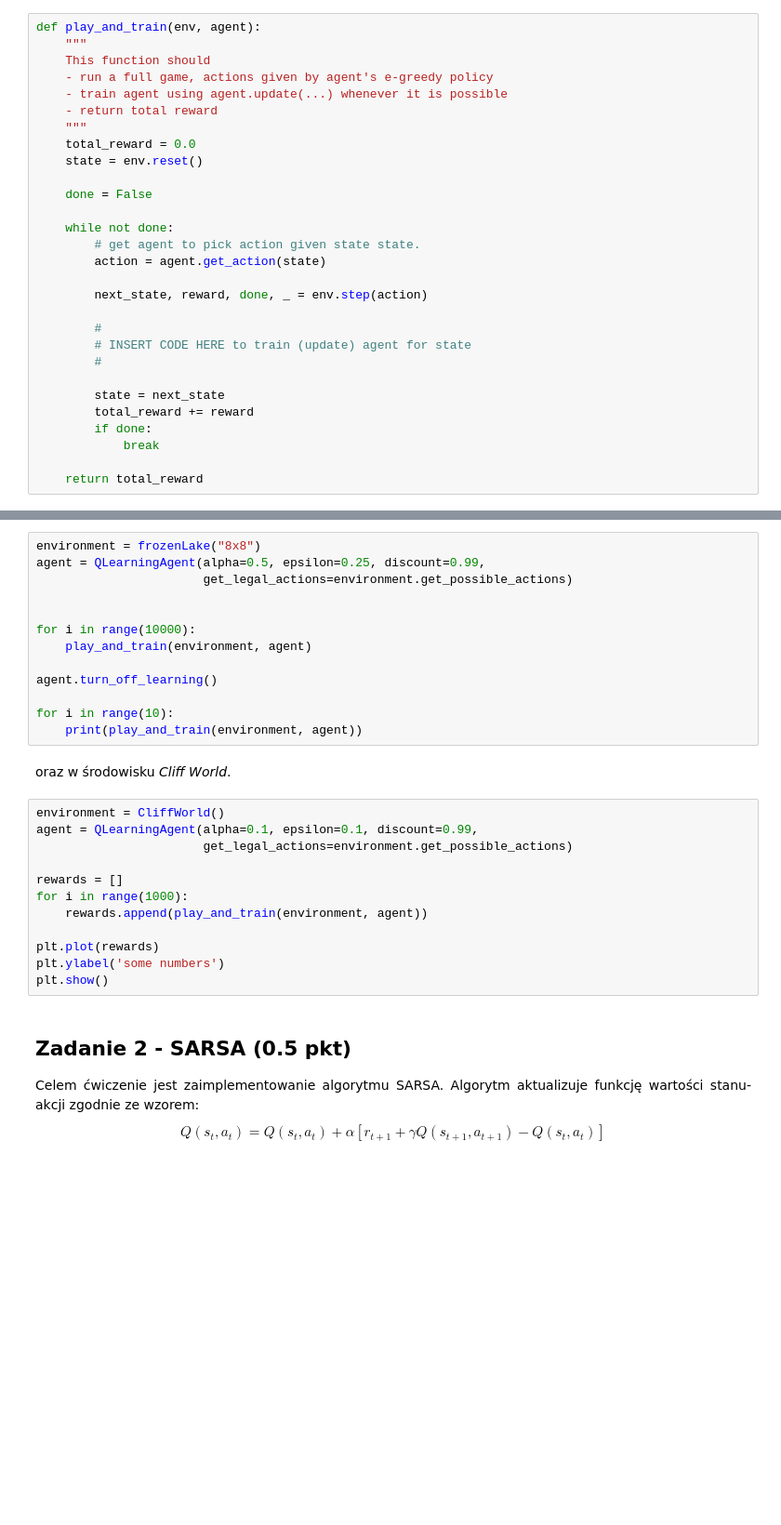
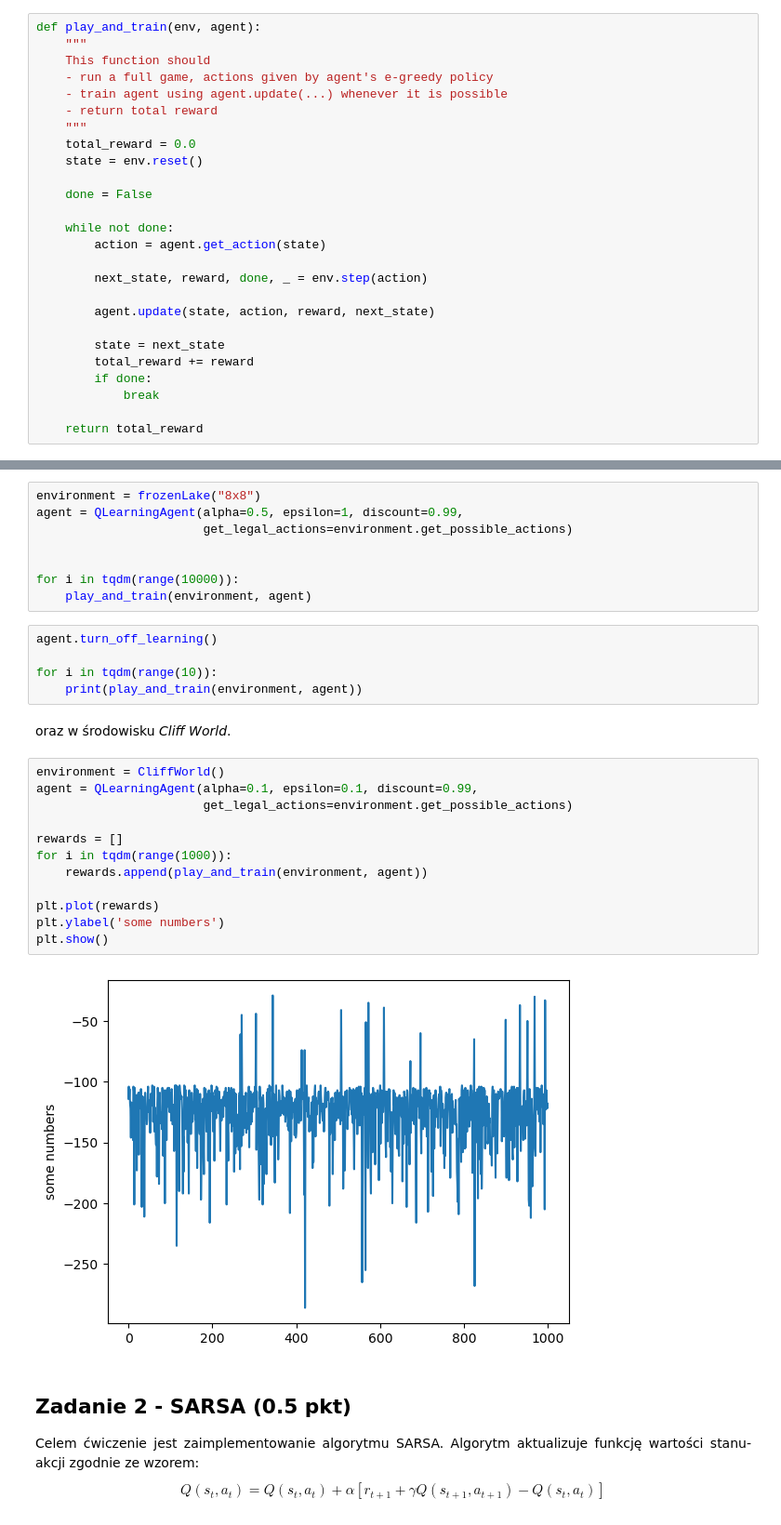
Before and after one commit to DonChaka/SIiUM2-UZW, a Jupyter notebook: Lab. 2.ipynb.ipynb, the cells around one changed output, grey strips where cells are left out. Shown at 93% size. Cells and saved outputs as stored; diff of their text form; blank space fills up the shorter version.

Commit message:
Fighting with Q-learning

```diff
--- a/Lab. 2.ipynb.ipynb
+++ b/Lab. 2.ipynb.ipynb
@@ -160,14 +165,11 @@ def play_and_train(env, agent):
     done = False
 
     while not done:
-        # get agent to pick action given state state.
         action = agent.get_action(state)
 
         next_state, reward, done, _ = env.step(action)
 
-        #
-        # INSERT CODE HERE to train (update) agent for state
-        #
+        agent.update(state, action, reward, next_state)
 
         state = next_state
         total_reward += reward
@@ -179,31 +181,33 @@ def play_and_train(env, agent):
 Czas przetestować naszego agenta w środowisku *Frozen Lake*
 # %%
 environment = frozenLake("8x8")
-agent = QLearningAgent(alpha=0.5, epsilon=0.25, discount=0.99,
+agent = QLearningAgent(alpha=0.5, epsilon=1, discount=0.99,
                        get_legal_actions=environment.get_possible_actions)
 
 
-for i in range(10000):
+for i in tqdm(range(10000)):
     play_and_train(environment, agent)
-
-agent.turn_off_learning()
-
-for i in range(10):
-    print(play_and_train(environment, agent))
+# %%
+agent.turn_off_learning()
+
+for i in tqdm(range(10)):
+    print(play_and_train(environment, agent))
 # %% [markdown]
 oraz w środowisku *Cliff World*.
 # %%
 environment = CliffWorld()
 agent = QLearningAgent(alpha=0.1, epsilon=0.1, discount=0.99,
                        get_legal_actions=environment.get_possible_actions)
 
 rewards = []
-for i in range(1000):
+for i in tqdm(range(1000)):
     rewards.append(play_and_train(environment, agent))
 
 plt.plot(rewards)
 plt.ylabel('some numbers')
 plt.show()
+# %% [output]
+[figure, added]
 # %% [markdown]
 ## Zadanie 2 - SARSA (0.5 pkt)
 
```
Also changed, not shown: parts of 2 cells of this notebook, 1 other file.
